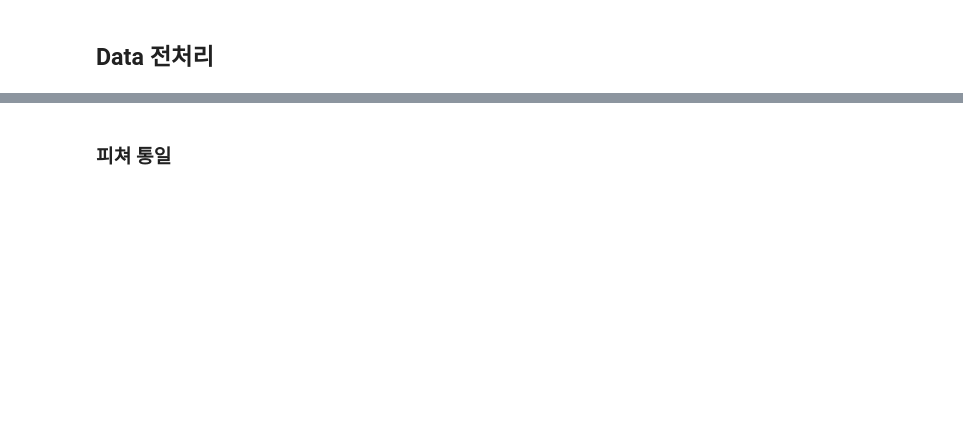
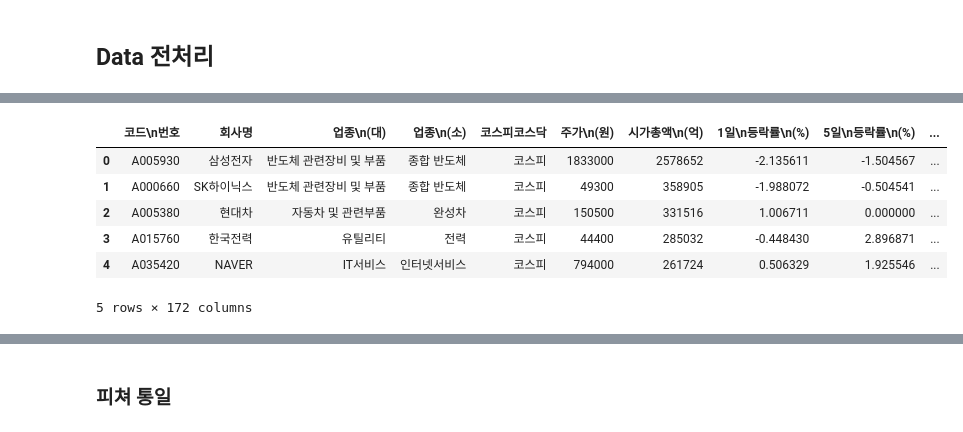
Before and after one commit to codingKYU/Deep-Learning, a Jupyter notebook: Quant_prediction/Quant_prediction.ipynb, the cells around one changed output, grey strips where cells are left out. Cells and saved outputs as stored; diff of their text form; code cells hidden in the pictures; blank space fills up the shorter version.

```diff
--- a/Quant_prediction/Quant_prediction.ipynb
+++ b/Quant_prediction/Quant_prediction.ipynb
@@ -24 +26,11 @@ standard_data.head()
+# %%
+standard_data.head()
+# %% [output]
+|  | 코드\n번호 | 회사명 | 업종\n(대) | 업종\n(소) | 코스피코스닥 | 주가\n(원) | 시가총액\n(억) | 1일\n등락률\n(%) | 5일\n등락률\n(%) | ... |
+| 0 | A005930 | 삼성전자 | 반도체 관련장비 및 부품 | 종합 반도체 | 코스피 | 1833000 | 2578652 | -2.135611 | -1.504567 | ... |
+| 1 | A000660 | SK하이닉스 | 반도체 관련장비 및 부품 | 종합 반도체 | 코스피 | 49300 | 358905 | -1.988072 | -0.504541 | ... |
+| 2 | A005380 | 현대차 | 자동차 및 관련부품 | 완성차 | 코스피 | 150500 | 331516 | 1.006711 | 0.000000 | ... |
+| 3 | A015760 | 한국전력 | 유틸리티 | 전력 | 코스피 | 44400 | 285032 | -0.448430 | 2.896871 | ... |
+| 4 | A035420 | NAVER | IT서비스 | 인터넷서비스 | 코스피 | 794000 | 261724 | 0.506329 | 1.925546 | ... |
+5 rows × 172 columns
 # %%
```
Also changed, not shown: parts of 29 cells of this notebook.
